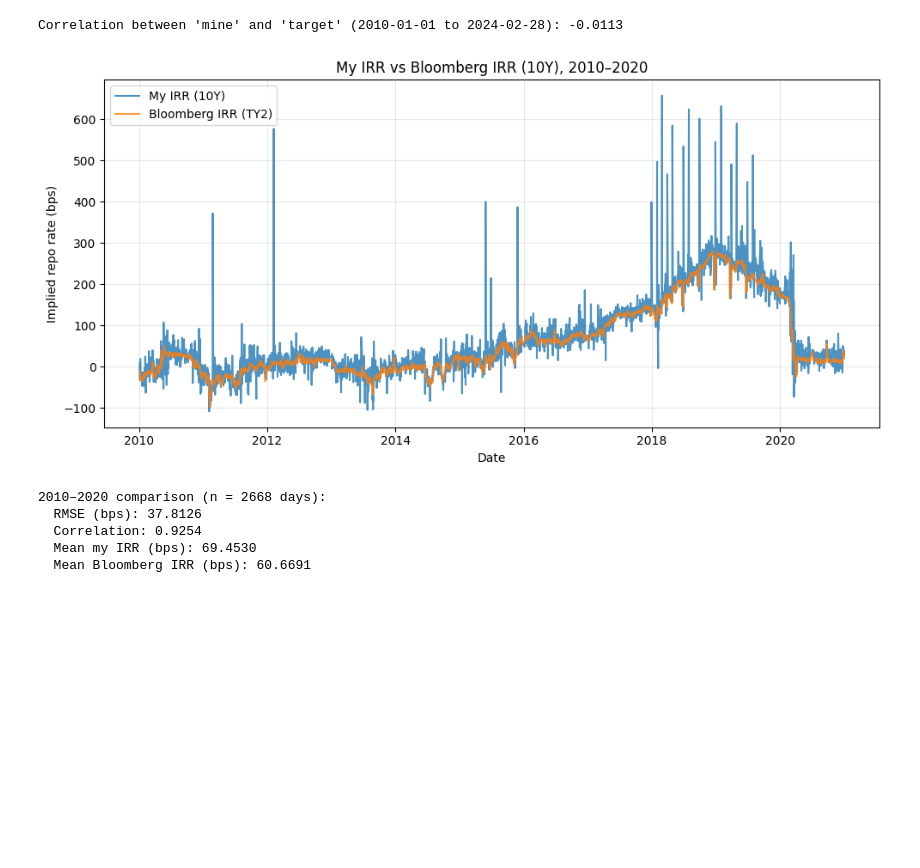
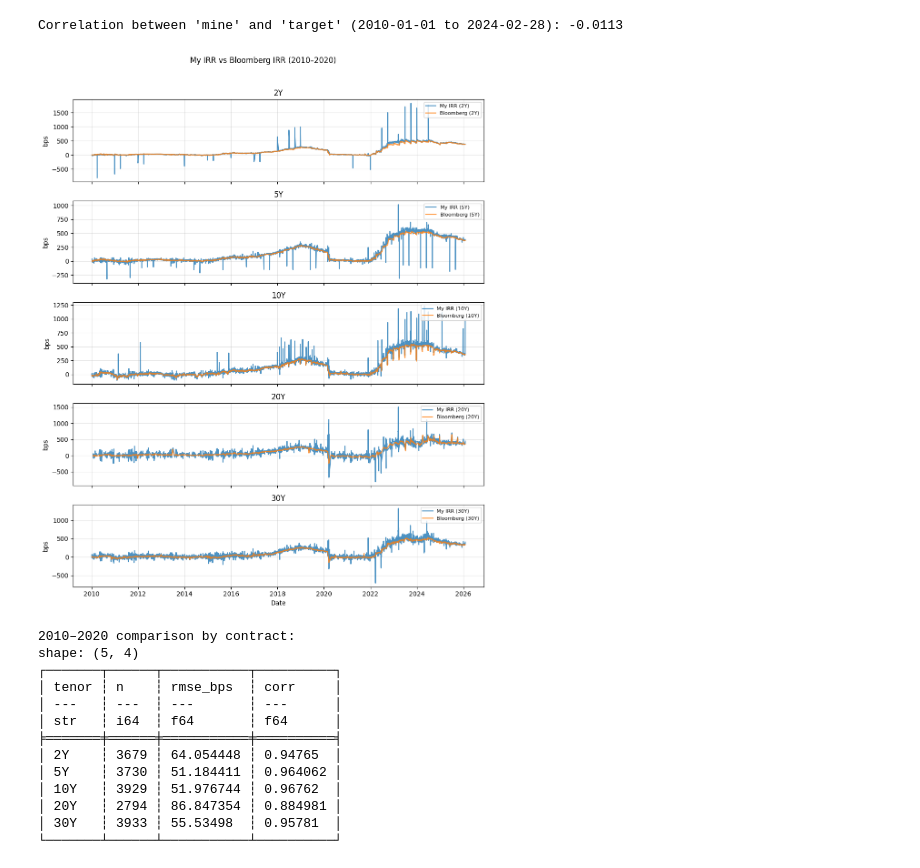
Before and after one commit to maxz073/p10_Siriwardane_et_al_2026, a Jupyter notebook: src/check.ipynb, the cells around one changed output. Cells and saved outputs as stored; diff of their text form; code cells hidden in the pictures; blank space fills up the shorter version.

```diff
--- a/src/check.ipynb
+++ b/src/check.ipynb
@@ -554,7 +554,7 @@ from sklearn.metrics import mean_squared_error
 
 # Date range
 start_date = pl.date(2010, 1, 1)
-end_date = pl.date(2020, 12, 31)
+end_date = pl.date(2026, 2, 28)
 
 # Tenor -> Bloomberg ticker prefix (for finding fut_implied_repo_rt column)
 TENOR_BBG = {"2Y": "TU2", "5Y": "FV2", "10Y": "TY2", "20Y": "WN2", "30Y": "US2"}
@@ -590,36 +590,44 @@ for i, tenor in enumerate(tenors):
         pl.col("my_irr_bps").is_not_nan() & pl.col("bloomberg_irr_bps").is_not_nan()
     )
 
     ax = axes[i]
     ax.plot(compare_clean["Date"], compare_clean["my_irr_bps"], label=f"My IRR ({tenor})", alpha=0.8)
     ax.plot(compare_clean["Date"], compare_clean["bloomberg_irr_bps"], label=f"Bloomberg ({tenor})", alpha=0.8)
     ax.set_ylabel("bps")
     ax.set_title(f"{tenor}")
     ax.legend(loc="upper right", fontsize=8)
     ax.grid(True, alpha=0.3)
 
     my_vals = compare_clean["my_irr_bps"].to_numpy()
     bbg_vals = compare_clean["bloomberg_irr_bps"].to_numpy()
     n = len(my_vals)
     if n > 0:
         rmse = (mean_squared_error(my_vals, bbg_vals)) ** 0.5
         corr = np.corrcoef(my_vals, bbg_vals)[0, 1]
         results.append({"tenor": tenor, "n": n, "rmse_bps": rmse, "corr": corr})
     else:
         results.append({"tenor": tenor, "n": 0, "rmse_bps": np.nan, "corr": np.nan})
 
 axes[-1].set_xlabel("Date")
 fig.suptitle("My IRR vs Bloomberg IRR (2010–2020)", y=1.02)
 plt.tight_layout()
 plt.show()
 
 # Summary table
 print("2010–2020 comparison by contract:")
 print(pl.DataFrame(results))
 # %% [output]
-[figure, old version]
+[figure, new version]
-2010–2020 comparison (n = 2668 days):
-  RMSE (bps): 37.8126
-  Correlation: 0.9254
-  Mean my IRR (bps): 69.4530
-  Mean Bloomberg IRR (bps): 60.6691
+2010–2020 comparison by contract:
+shape: (5, 4)
+┌───────┬──────┬───────────┬──────────┐
+│ tenor ┆ n    ┆ rmse_bps  ┆ corr     │
+│ ---   ┆ ---  ┆ ---       ┆ ---      │
+│ str   ┆ i64  ┆ f64       ┆ f64      │
+╞═══════╪══════╪═══════════╪══════════╡
+│ 2Y    ┆ 3679 ┆ 64.054448 ┆ 0.94765  │
+│ 5Y    ┆ 3730 ┆ 51.184411 ┆ 0.964062 │
+│ 10Y   ┆ 3929 ┆ 51.976744 ┆ 0.96762  │
+│ 20Y   ┆ 2794 ┆ 86.847354 ┆ 0.884981 │
+│ 30Y   ┆ 3933 ┆ 55.53498  ┆ 0.95781  │
+└───────┴──────┴───────────┴──────────┘
```
